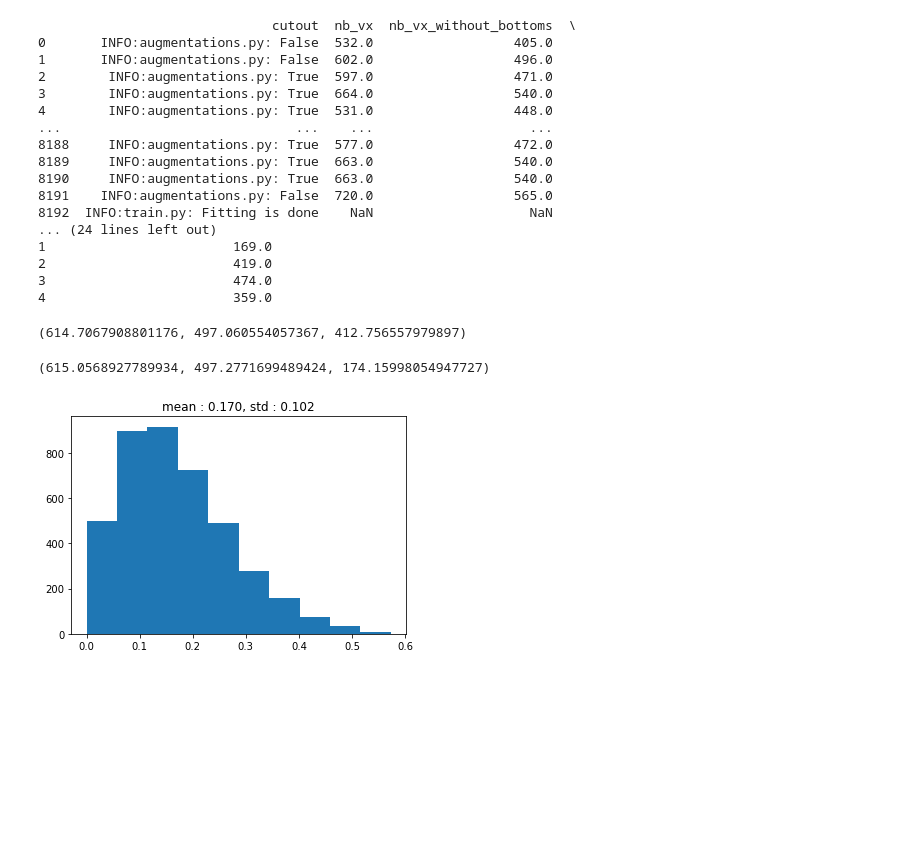
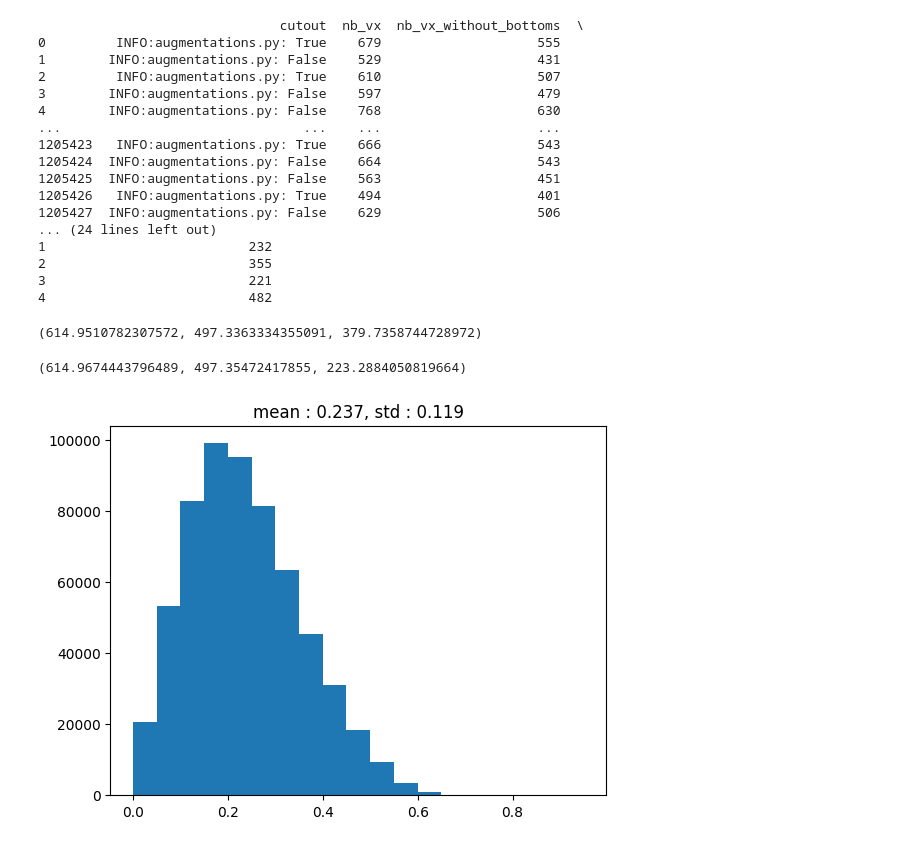
Before and after one commit to neurospin/champollion_V1, a Jupyter notebook: contrastive/notebooks/julien/augmentations/analyse_log_augmentations.ipynb, the cells around one changed output. Cells and saved outputs as stored; diff of their text form; code cells hidden in the pictures; blank space fills up the shorter version.

```diff
--- a/contrastive/notebooks/julien/augmentations/analyse_log_augmentations.ipynb
+++ b/contrastive/notebooks/julien/augmentations/analyse_log_augmentations.ipynb
@@ -10,26 +6,39 @@ log_dir = '/neurospin/dico/jlaval/Output/2024-10-15/16-15-25_60/log_output.log'
+# %%
+#log_dir = '/neurospin/dico/jlaval/Output/2024-10-15/15-35-05_117/log_output.log'
+#log_dir = '/neurospin/dico/jlaval/Output/2024-10-15/16-03-47_195/log_output.log'
+#log_dir = '/neurospin/dico/jlaval/Output/orbital_masked_cutout/09-56-56_7/log_output.log'
+log_dir = '/neurospin/dico/jlaval/Output/FIP_visu_vx_removed_cutout/10-25-12_57/log_output.log'
+log_dir = '/neurospin/dico/jlaval/Output/FIP_visu_vx_removed_cutout/10-29-17_145/log_output.log'
+log_dir = '/neurospin/dico/jlaval/Output/FIP_visu_vx_removed_cutout/10-35-52_60/log_output.log'
+log_dir = '/neurospin/dico/jlaval/Output/FIP_visu_vx_removed_cutout/10-42-00_14/log_output.log'
+log_dir = '/neurospin/dico/jlaval/Output/FIP_visu_vx_removed_cutout/10-51-48_52/log_output.log'
+log_dir = '/neurospin/dico/jlaval/Output/orbital_masked_cutout/10-58-18_79/log_output.log'
+log_dir = '/neurospin/dico/jlaval/Output/orbital_masked_cutout/13-42-57_199/log_output.log'
+log_dir = '/neurospin/dico/jlaval/Output/orbital_masked_cutout/13-44-00_40/log_output.log'
+log_dir = '/neurospin/dico/jlaval/Output/orbital_masked_cutout/10-58-18_79/log_output.log'
 # %%
 data = pd.read_csv(log_dir, delimiter = ",", header = None, skiprows=9)
 data.columns=['cutout', 'nb_vx', 'nb_vx_without_bottoms', 'nb_vx_after_without_bottoms']
 print(data)
 print(data.head())
 # %% [output]
-                              cutout  nb_vx  nb_vx_without_bottoms  \
-0       INFO:augmentations.py: False  532.0                  405.0
-1       INFO:augmentations.py: False  602.0                  496.0
-2        INFO:augmentations.py: True  597.0                  471.0
-3        INFO:augmentations.py: True  664.0                  540.0
-4        INFO:augmentations.py: True  531.0                  448.0
-...                              ...    ...                    ...
-8188     INFO:augmentations.py: True  577.0                  472.0
-8189     INFO:augmentations.py: True  663.0                  540.0
-8190     INFO:augmentations.py: True  663.0                  540.0
-8191    INFO:augmentations.py: False  720.0                  565.0
-8192  INFO:train.py: Fitting is done    NaN                    NaN
+                               cutout  nb_vx  nb_vx_without_bottoms  \
+0         INFO:augmentations.py: True    679                    555
+1        INFO:augmentations.py: False    529                    431
+2         INFO:augmentations.py: True    610                    507
+3        INFO:augmentations.py: False    597                    479
+4        INFO:augmentations.py: False    768                    630
+...                               ...    ...                    ...
+1205423   INFO:augmentations.py: True    666                    543
+1205424  INFO:augmentations.py: False    664                    543
+1205425  INFO:augmentations.py: False    563                    451
+1205426   INFO:augmentations.py: True    494                    401
+1205427  INFO:augmentations.py: False    629                    506
 ... (24 lines left out)
-1                        169.0
-2                        419.0
-3                        474.0
-4                        359.0
+1                          232
+2                          355
+3                          221
+4                          482
 # %%
 l = data['cutout'].tolist()
 data['cutout'] = [elem[-5:] for elem in l]
@@ -38,24 +47,24 @@ data['cutout'] = [elem[-5:] for elem in l]
 data_cutout = data.loc[data['cutout']==' True']
 np.mean(data_cutout['nb_vx']), np.mean(data_cutout['nb_vx_without_bottoms']), np.mean(data_cutout['nb_vx_after_without_bottoms'])
 # %% [output]
-(614.7067908801176, 497.060554057367, 412.756557979897)
+(614.9510782307572, 497.3363334355091, 379.7358744728972)
 # %%
 # for cutin
 data_cutin = data.loc[data['cutout']=='False']
 np.mean(data_cutin['nb_vx']), np.mean(data_cutin['nb_vx_without_bottoms']), np.mean(data_cutin['nb_vx_after_without_bottoms'])
 # %% [output]
-(615.0568927789934, 497.2771699489424, 174.15998054947727)
+(614.9674443796489, 497.35472417855, 223.2884050819664)
 # %%
 ## plot the distributions of the proportion of non 30 vx removed
 # cutout
 l_before = data_cutout['nb_vx_without_bottoms'].tolist()
 l_after = data_cutout['nb_vx_after_without_bottoms'].tolist()
 removed_cutout = [(before - after) / before for before, after in zip(l_before, l_after)]
-plt.hist(removed_cutout)
+plt.hist(removed_cutout, bins=np.arange(0,1,0.05))
 plt.title(f"mean : {np.mean(removed_cutout):.3f}, std : {np.std(removed_cutout):.3f}")
 plt.show()
 # %% [output]
-[figure, old version]
+[figure, new version]
 # %%
 # cutin
 l_before = data_cutin['nb_vx_without_bottoms'].tolist()
```
Also changed, not shown: parts of 2 cells of this notebook, 5 other files.
